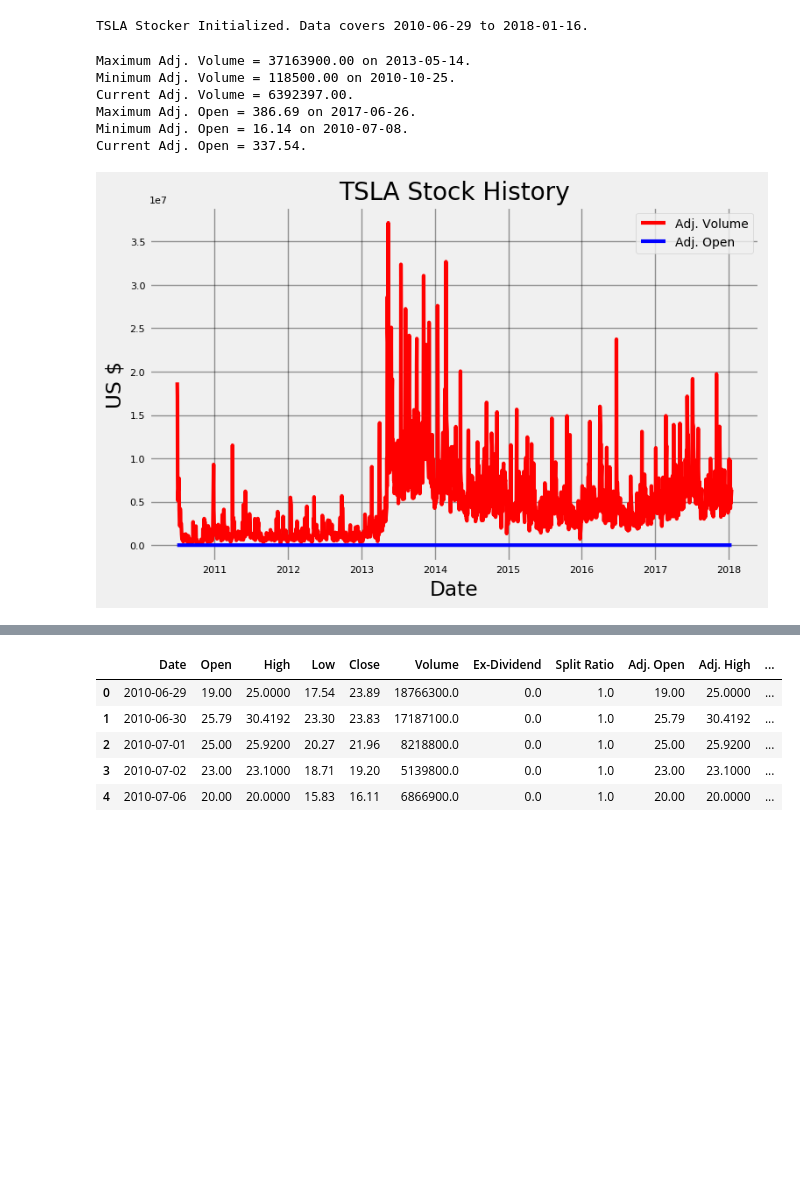
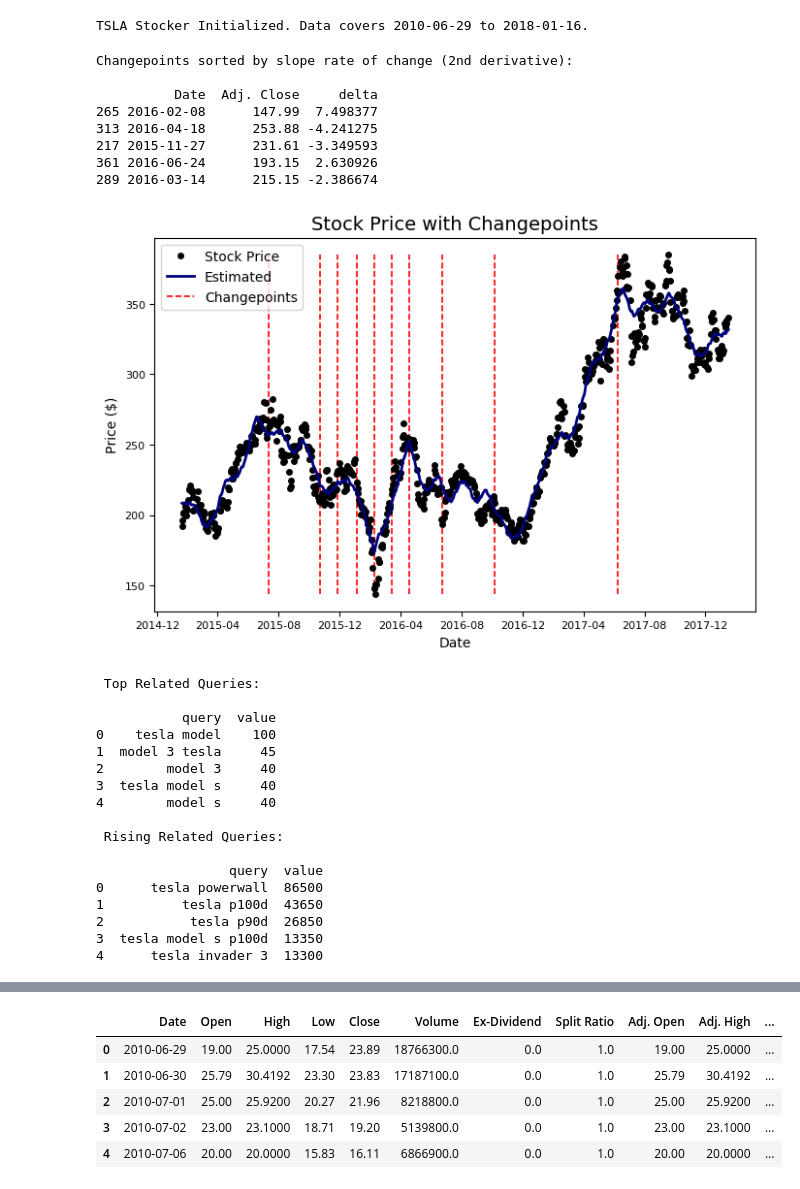
Before and after one commit to WillKoehrsen/Data-Analysis, a Jupyter notebook: stocker/dev/Stock Explorer Class.ipynb, the cells around one changed output, grey strips where cells are left out. Drawn from its saved outputs; the diff is of its cells as text; code cells hidden in the pictures; blank space fills up the shorter version.

Commit message:
Working on Analysis Usage Notebook

```diff
--- a/stocker/dev/Stock Explorer Class.ipynb
+++ b/stocker/dev/Stock Explorer Class.ipynb
@@ -802,13 +833,32 @@ class Stocker():
 tesla = Stocker(ticker = 'tsla')
 # %% [output]
 TSLA Stocker Initialized. Data covers 2010-06-29 to 2018-01-16.
-# %%
-tesla.plot_stock(stats=['Adj. Volume', 'Adj. Open'])
-# %% [output]
-Maximum Adj. Volume = 37163900.00 on 2013-05-14.
-Minimum Adj. Volume = 118500.00 on 2010-10-25.
-Current Adj. Volume = 6392397.00.
-Maximum Adj. Open = 386.69 on 2017-06-26.
-Minimum Adj. Open = 16.14 on 2010-07-08.
-Current Adj. Open = 337.54.
-[figure, removed]
+# %%
+related = tesla.changepoint_date_analysis(term='tesla')
+# %% [output]
+Changepoints sorted by slope rate of change (2nd derivative):
+
+          Date  Adj. Close     delta
+265 2016-02-08      147.99  7.498377
+313 2016-04-18      253.88 -4.241275
+217 2015-11-27      231.61 -3.349593
+361 2016-06-24      193.15  2.630926
+289 2016-03-14      215.15 -2.386674
+[figure, added]
+ Top Related Queries:
+
+           query  value
+0    tesla model    100
+1  model 3 tesla     45
+2        model 3     40
+3  tesla model s     40
+4        model s     40
+
+ Rising Related Queries:
+
+                 query  value
+0      tesla powerwall  86500
+1          tesla p100d  43650
+2           tesla p90d  26850
+3  tesla model s p100d  13350
+4      tesla invader 3  13300
```
Also changed, not shown: parts of 8 cells of this notebook, 3 other files.
